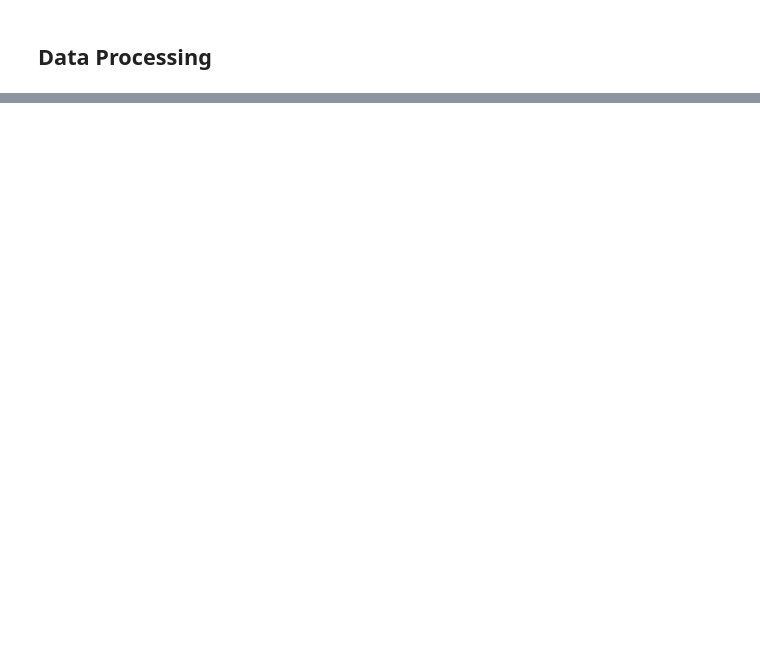
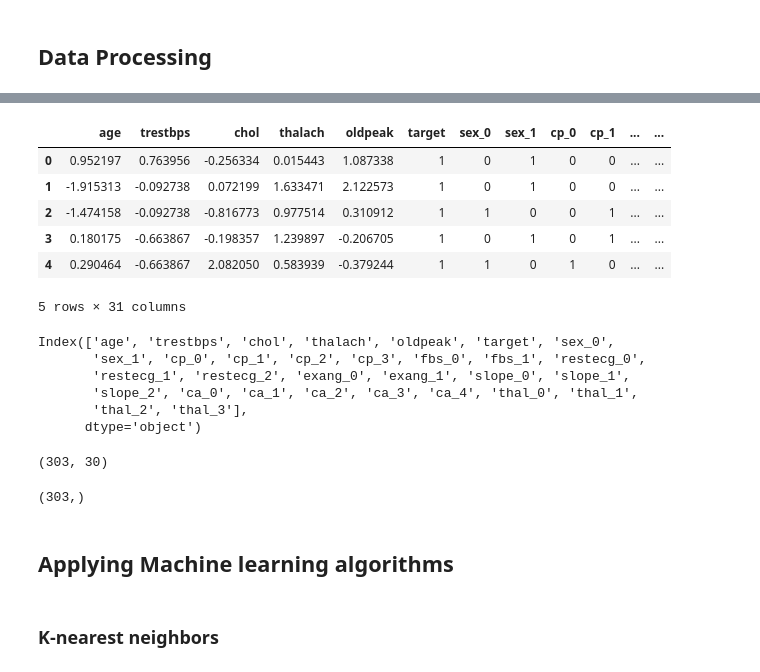
Before and after one commit to qinyu0831/UTS_ML2019, a Jupyter notebook: A2.ipynb, the cells around one changed output, grey strips where cells are left out. Cells and saved outputs as stored; diff of their text form; code cells hidden in the pictures; blank space fills up the shorter version.

```diff
--- a/A2.ipynb
+++ b/A2.ipynb
@@ -584,0 +616,25 @@ Since
+# %%
+from sklearn.preprocessing import StandardScaler
+
+sc = StandardScaler()
+col_to_scale = ['age', 'trestbps', 'chol', 'thalach', 'oldpeak']
+dataset[col_to_scale] = sc.fit_transform(dataset[col_to_scale])
+# %%
+dataset.head()
+# %% [output]
+|  | age | trestbps | chol | thalach | oldpeak | target | sex_0 | sex_1 | cp_0 | cp_1 | ... | ... |
+| 0 | 0.952197 | 0.763956 | -0.256334 | 0.015443 | 1.087338 | 1 | 0 | 1 | 0 | 0 | ... | ... |
+| 1 | -1.915313 | -0.092738 | 0.072199 | 1.633471 | 2.122573 | 1 | 0 | 1 | 0 | 0 | ... | ... |
+| 2 | -1.474158 | -0.092738 | -0.816773 | 0.977514 | 0.310912 | 1 | 1 | 0 | 0 | 1 | ... | ... |
+| 3 | 0.180175 | -0.663867 | -0.198357 | 1.239897 | -0.206705 | 1 | 0 | 1 | 0 | 1 | ... | ... |
+| 4 | 0.290464 | -0.663867 | 2.082050 | 0.583939 | -0.379244 | 1 | 1 | 0 | 1 | 0 | ... | ... |
+5 rows × 31 columns
+# %%
+dataset.columns
+# %% [output]
+Index(['age', 'trestbps', 'chol', 'thalach', 'oldpeak', 'target', 'sex_0',
+       'sex_1', 'cp_0', 'cp_1', 'cp_2', 'cp_3', 'fbs_0', 'fbs_1', 'restecg_0',
+       'restecg_1', 'restecg_2', 'exang_0', 'exang_1', 'slope_0', 'slope_1',
+       'slope_2', 'ca_0', 'ca_1', 'ca_2', 'ca_3', 'ca_4', 'thal_0', 'thal_1',
+       'thal_2', 'thal_3'],
+      dtype='object')
@@ -584,0 +644,12 @@ Since
+# %%
+X.shape
+# %% [output]
+(303, 30)
+# %%
+y.shape
+# %% [output]
+(303,)
+# %% [markdown]
+## Applying Machine learning algorithms
+# %% [markdown]
+### K-nearest neighbors
```
Also changed, not shown: parts of 22 cells of this notebook.
